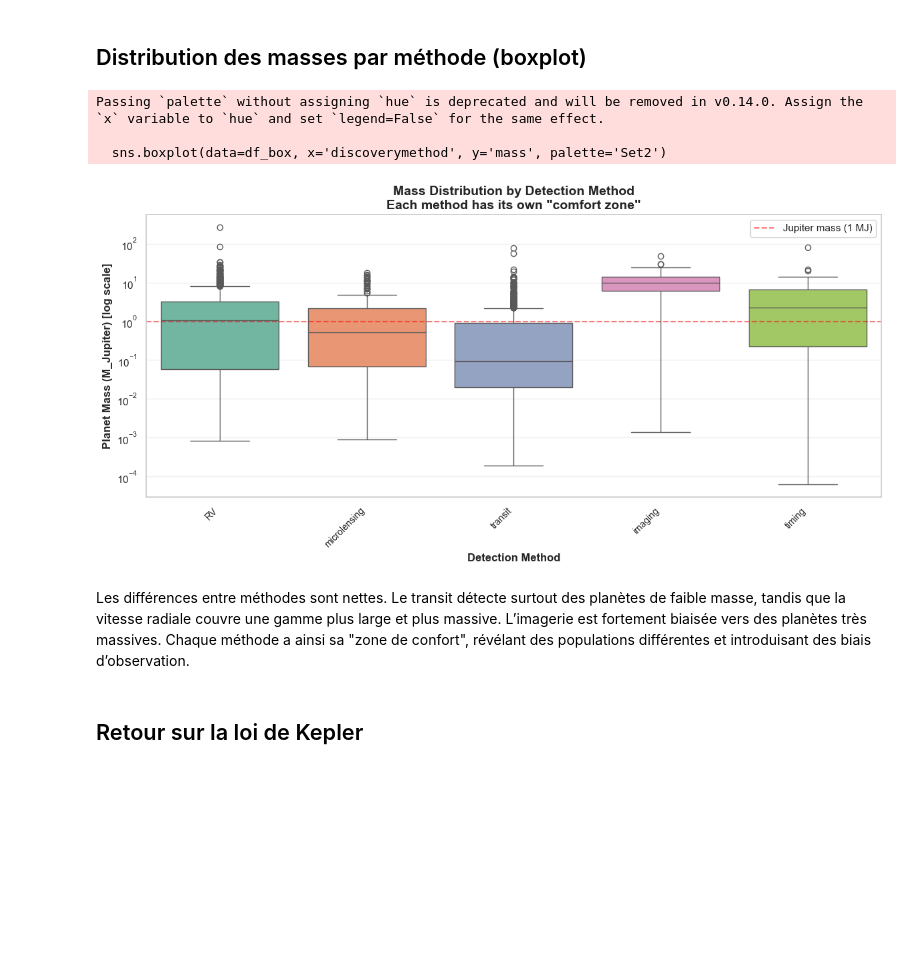
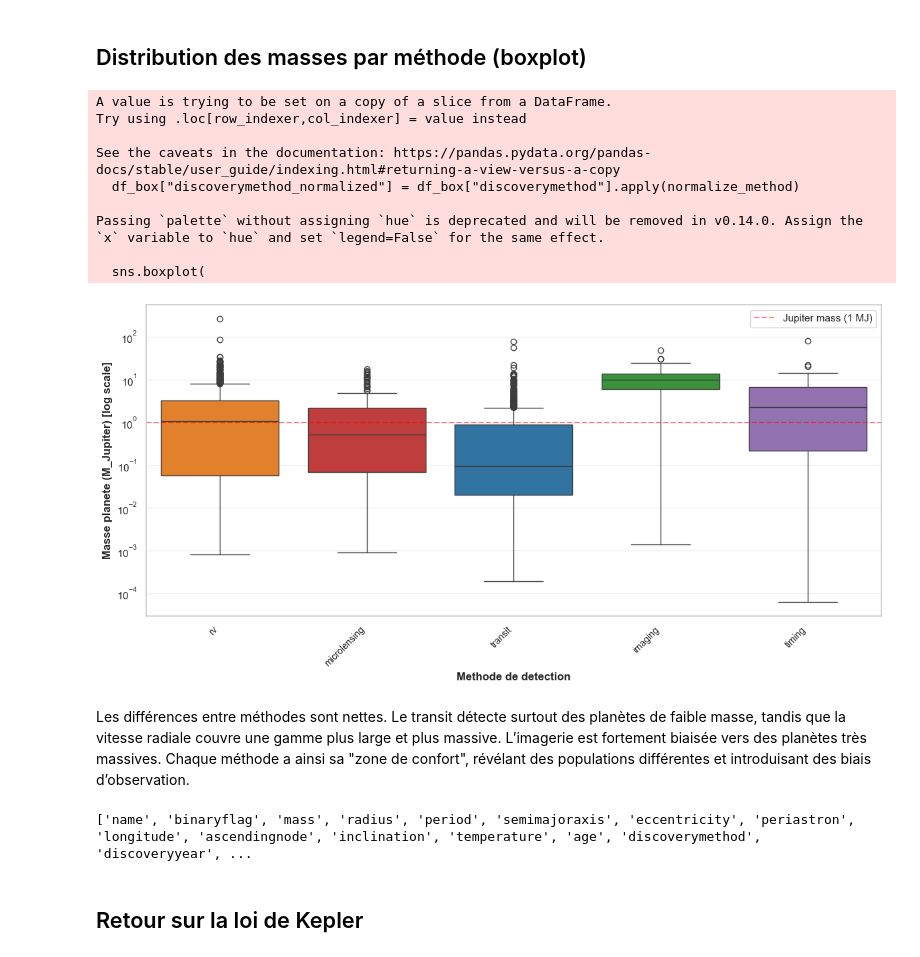
Before and after one commit to Ndoumbe48/Projet-Datastorytelling-open_exoplanet_catalogue, a Jupyter notebook: exoplanet_acte_3_biais.ipynb, the cells around one changed output. Cells and saved outputs as stored; diff of their text form; code cells hidden in the pictures; blank space fills up the shorter version.

```diff
--- a/exoplanet_acte_3_biais.ipynb
+++ b/exoplanet_acte_3_biais.ipynb
@@ -204,39 +198,57 @@ L'évolution temporelle raconte une histoire. Avant 2009, la vitesse radiale ré
 # %% [markdown]
 ## Distribution des masses par méthode (boxplot)
 # %%
-import matplotlib.pyplot as plt
-import seaborn as sns
+df_box = df.dropna(subset=['mass', 'discoverymethod'])
+df_box["discoverymethod_normalized"] = df_box["discoverymethod"].apply(normalize_method)
 
-# Préparer les données
-df_box = df.dropna(subset=['mass', 'discoverymethod'])
 # Garder les méthodes avec au moins 10 planètes
-top_methods = df_box['discoverymethod'].value_counts()[df_box['discoverymethod'].value_counts() >= 10].index
-df_box = df_box[df_box['discoverymethod'].isin(top_methods)]
+top_methods = df_box['discoverymethod_normalized'].value_counts()[df_box['discoverymethod_normalized'].value_counts() >= 10].index
+df_box_filtered = df_box[df_box['discoverymethod_normalized'].isin(top_methods)]
 
-plt.figure(figsize=(12,6))
-sns.boxplot(data=df_box, x='discoverymethod', y='mass', palette='Set2')
+fig, ax = plt.subplots(figsize=(12, 6))
+
+# Créer la palette pour les méthodes présentes
+box_palette = {method: color_palette.get(method, '#cccccc') for method in top_methods}
+
+sns.boxplot(
+    data=df_box_filtered,
+    x='discoverymethod_normalized',
+    y='mass',
+    palette=box_palette,
+    ax=ax
+)
 
 plt.yscale('log')
-plt.xlabel('Detection Method', fontsize=12, fontweight='bold')
-plt.ylabel('Planet Mass (M_Jupiter) [log scale]', fontsize=12, fontweight='bold')
-plt.title('Mass Distribution by Detection Method\nEach method has its own "comfort zone"',
-          fontsize=14, fontweight='bold')
+plt.xlabel('Methode de detection', fontsize=12, fontweight='bold')
+plt.ylabel('Masse planete (M_Jupiter) [log scale]', fontsize=12, fontweight='bold')
+
 plt.xticks(rotation=45, ha='right', fontsize=10)
 plt.grid(True, alpha=0.3, axis='y')
 
 # Ajouter une ligne de référence pour Jupiter (1 MJ)
 plt.axhline(y=1, color='red', linestyle='--', alpha=0.5, label='Jupiter mass (1 MJ)')
 plt.legend()
 
 plt.tight_layout()
+plt.savefig('viz2_boxplot.png', dpi=300, bbox_inches='tight')
 plt.show()
 # %% [output]
+A value is trying to be set on a copy of a slice from a DataFrame.
+Try using .loc[row_indexer,col_indexer] = value instead
+
+See the caveats in the documentation: https://pandas.pydata.org/pandas-docs/stable/user_guide/indexing.html#returning-a-view-versus-a-copy
+  df_box["discoverymethod_normalized"] = df_box["discoverymethod"].apply(normalize_method)
+
 Passing `palette` without assigning `hue` is deprecated and will be removed in v0.14.0. Assign the `x` variable to `hue` and set `legend=False` for the same effect.
 
-  sns.boxplot(data=df_box, x='discoverymethod', y='mass', palette='Set2')
+  sns.boxplot(
-[figure, old version]
+[figure, new version]
 # %% [markdown]
 Les différences entre méthodes sont nettes. Le transit détecte surtout des planètes de faible masse, tandis que la vitesse radiale couvre une gamme plus large et plus massive. L’imagerie est fortement biaisée vers des planètes très massives. Chaque méthode a ainsi sa "zone de confort", révélant des populations différentes et introduisant des biais d’observation.
+# %%
+print(df.columns.tolist())
+# %% [output]
+['name', 'binaryflag', 'mass', 'radius', 'period', 'semimajoraxis', 'eccentricity', 'periastron', 'longitude', 'ascendingnode', 'inclination', 'temperature', 'age', 'discoverymethod', 'discoveryyear', ...
 # %% [markdown]
 ## Retour sur la loi de Kepler
 # %%
```
Also changed, not shown: parts of 11 cells of this notebook, 3 other files.
